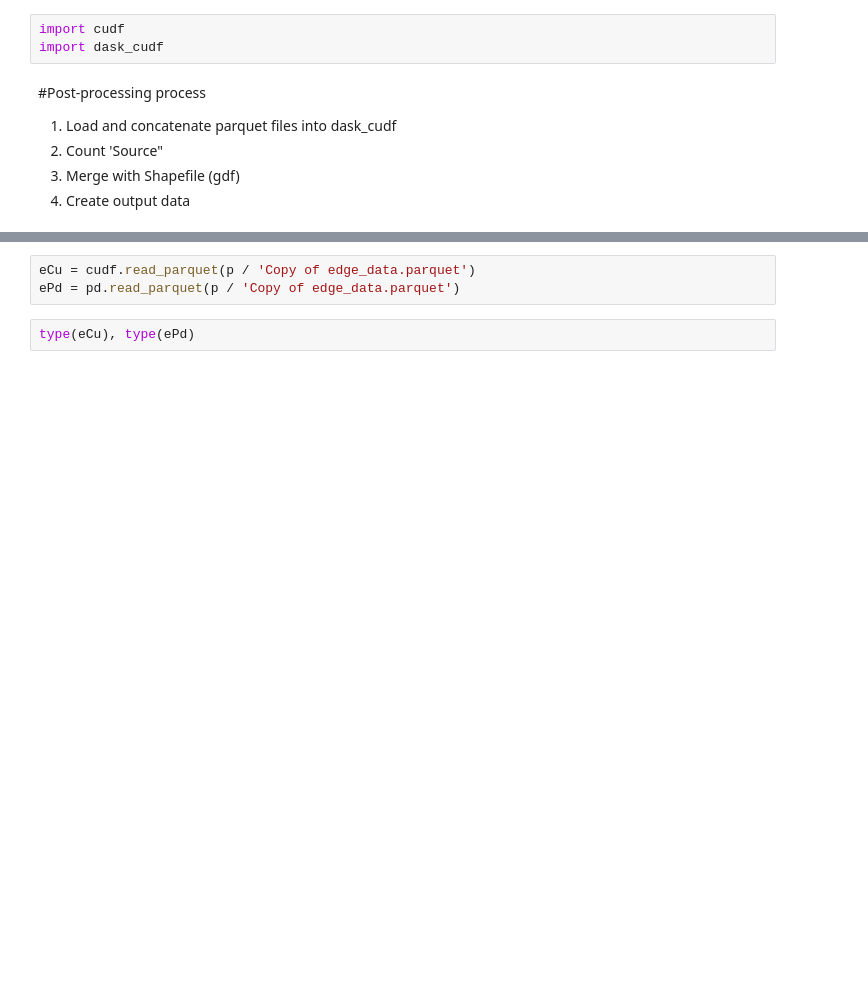
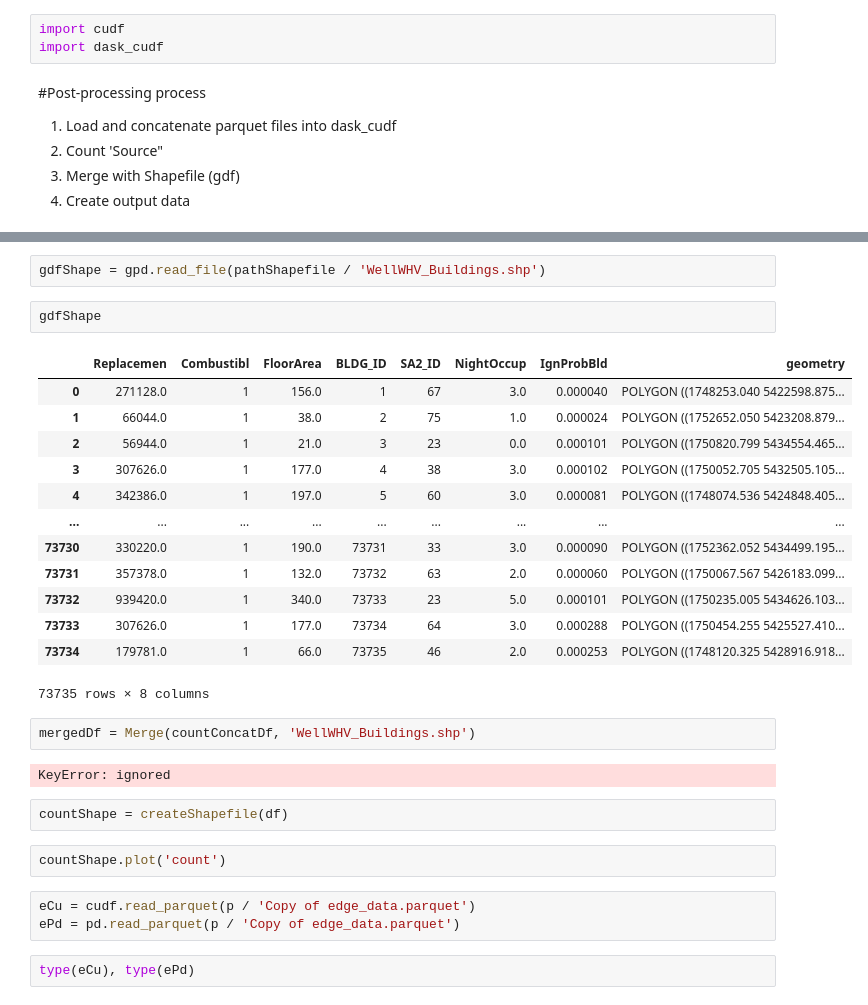
Before and after one commit to 37stu37/FFE, a Jupyter notebook: FFEpostProcessingRAPIDS.ipynb, the cells around one changed output, grey strips where cells are left out. Drawn from its saved outputs; the diff is of its cells as text; blank space fills up the shorter version.

```diff
--- a/FFEpostProcessingRAPIDS.ipynb
+++ b/FFEpostProcessingRAPIDS.ipynb
@@ -152,3 +158,29 @@ file loaded : 67/2981
+# %%
+gdfShape = gpd.read_file(pathShapefile / 'WellWHV_Buildings.shp')
+# %%
+gdfShape
+# %% [output]
+|  | Replacemen | Combustibl | FloorArea | BLDG_ID | SA2_ID | NightOccup | IgnProbBld | geometry |
+| 0 | 271128.0 | 1 | 156.0 | 1 | 67 | 3.0 | 0.000040 | POLYGON ((1748253.040 5422598.875... |
+| 1 | 66044.0 | 1 | 38.0 | 2 | 75 | 1.0 | 0.000024 | POLYGON ((1752652.050 5423208.879... |
+| 2 | 56944.0 | 1 | 21.0 | 3 | 23 | 0.0 | 0.000101 | POLYGON ((1750820.799 5434554.465... |
+| 3 | 307626.0 | 1 | 177.0 | 4 | 38 | 3.0 | 0.000102 | POLYGON ((1750052.705 5432505.105... |
+| 4 | 342386.0 | 1 | 197.0 | 5 | 60 | 3.0 | 0.000081 | POLYGON ((1748074.536 5424848.405... |
+| ... | ... | ... | ... | ... | ... | ... | ... | ... |
+| 73730 | 330220.0 | 1 | 190.0 | 73731 | 33 | 3.0 | 0.000090 | POLYGON ((1752362.052 5434499.195... |
+| 73731 | 357378.0 | 1 | 132.0 | 73732 | 63 | 2.0 | 0.000060 | POLYGON ((1750067.567 5426183.099... |
+| 73732 | 939420.0 | 1 | 340.0 | 73733 | 23 | 5.0 | 0.000101 | POLYGON ((1750235.005 5434626.103... |
+| 73733 | 307626.0 | 1 | 177.0 | 73734 | 64 | 3.0 | 0.000288 | POLYGON ((1750454.255 5425527.410... |
+| 73734 | 179781.0 | 1 | 66.0 | 73735 | 46 | 2.0 | 0.000253 | POLYGON ((1748120.325 5428916.918... |
+73735 rows × 8 columns
+# %%
+mergedDf = Merge(countConcatDf, 'WellWHV_Buildings.shp')
+# %% [output]
+KeyError: ignored
+# %%
+countShape = createShapefile(df)
+# %%
+countShape.plot('count')
 # %%
 eCu = cudf.read_parquet(p / 'Copy of edge_data.parquet')
 ePd = pd.read_parquet(p / 'Copy of edge_data.parquet')
```
Also changed, not shown: parts of 8 cells of this notebook.
